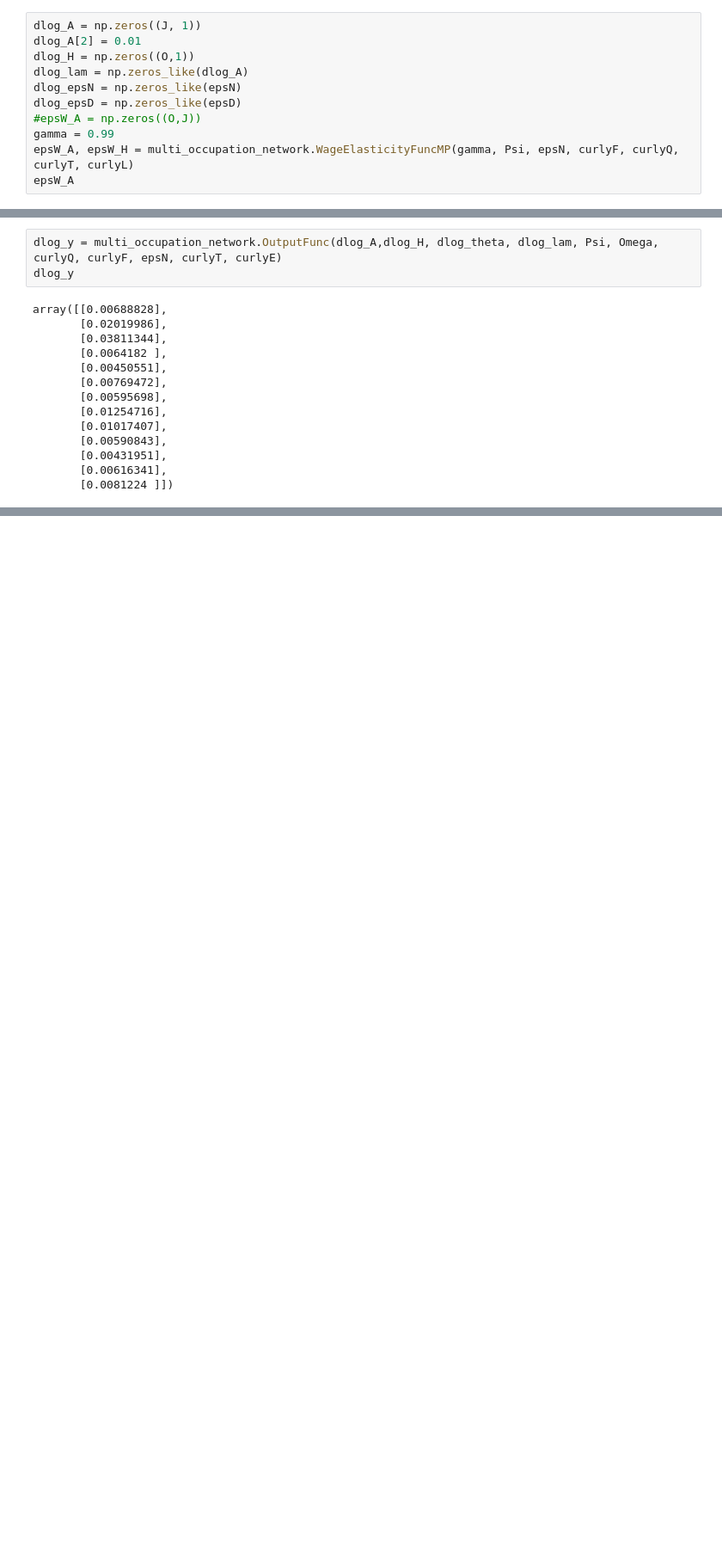
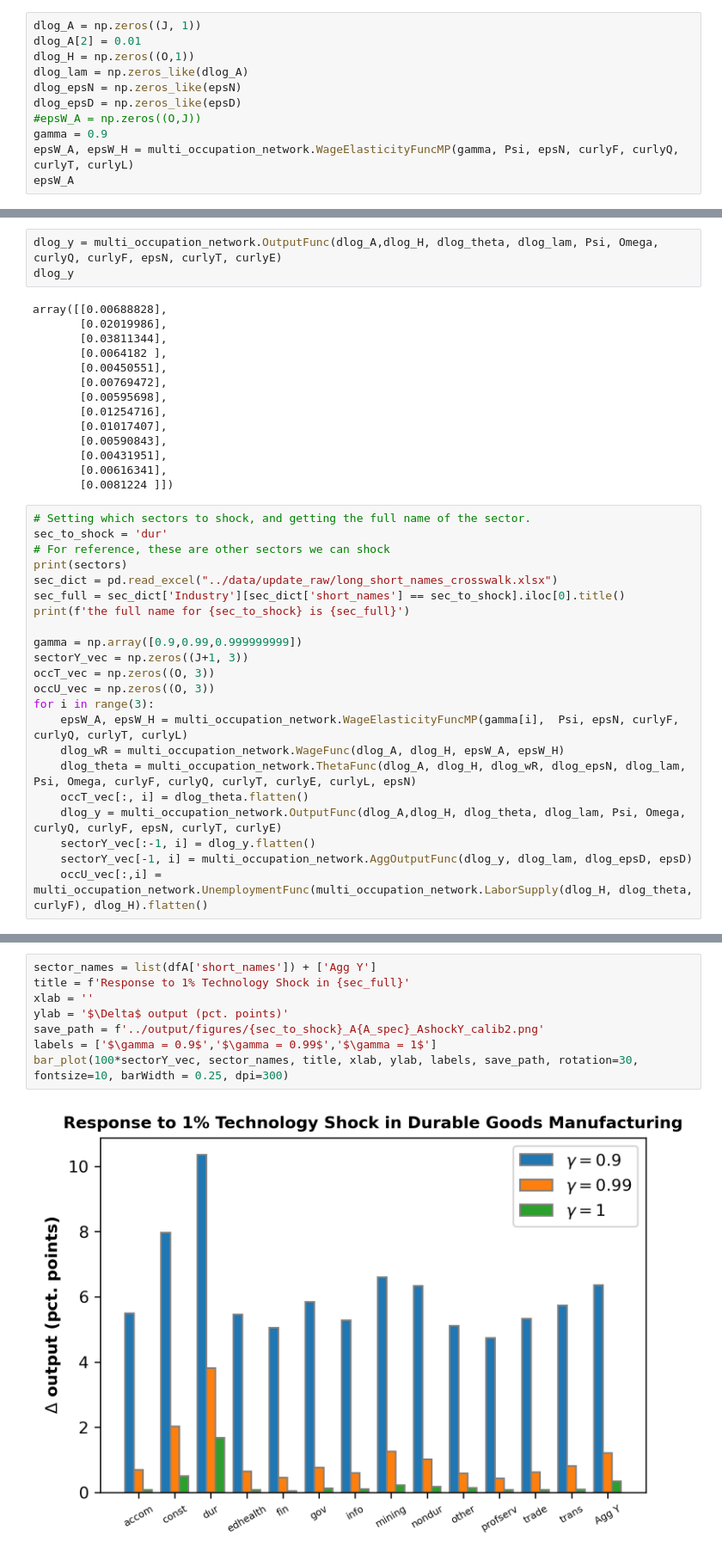
Before and after one commit to hs97/UnemploymentNetwork, a Jupyter notebook: new_code/calib2_one_occupation_per_sector.ipynb, the cells around one changed output, grey strips where cells are left out. Shown: that part at 86% size. Saved outputs shown, nothing was run; the diff lists cells and outputs as text; blank space fills up the shorter version.

```diff
--- a/new_code/calib2_one_occupation_per_sector.ipynb
+++ b/new_code/calib2_one_occupation_per_sector.ipynb
@@ -553,7 +553,7 @@ dlog_lam = np.zeros_like(dlog_A)
 dlog_epsN = np.zeros_like(epsN)
 dlog_epsD = np.zeros_like(epsD)
 #epsW_A = np.zeros((O,J))
-gamma = 0.99
+gamma = 0.9
 epsW_A, epsW_H = multi_occupation_network.WageElasticityFuncMP(gamma, Psi, epsN, curlyF, curlyQ, curlyT, curlyL)
 epsW_A
 # %% [output]
@@ -644,3 +644,25 @@ array([[0.00688828],
        [0.00431951],
        [0.00616341],
        [0.0081224 ]])
+# %%
+# Setting which sectors to shock, and getting the full name of the sector.
+sec_to_shock = 'dur'
+# For reference, these are other sectors we can shock
+print(sectors)
+sec_dict = pd.read_excel("../data/update_raw/long_short_names_crosswalk.xlsx")
+sec_full = sec_dict['Industry'][sec_dict['short_names'] == sec_to_shock].iloc[0].title()
+print(f'the full name for {sec_to_shock} is {sec_full}')
+
+gamma = np.array([0.9,0.99,0.999999999])
+sectorY_vec = np.zeros((J+1, 3))
+occT_vec = np.zeros((O, 3))
+occU_vec = np.zeros((O, 3))
+for i in range(3):
+    epsW_A, epsW_H = multi_occupation_network.WageElasticityFuncMP(gamma[i],  Psi, epsN, curlyF, curlyQ, curlyT, curlyL)
+    dlog_wR = multi_occupation_network.WageFunc(dlog_A, dlog_H, epsW_A, epsW_H)
+    dlog_theta = multi_occupation_network.ThetaFunc(dlog_A, dlog_H, dlog_wR, dlog_epsN, dlog_lam, Psi, Omega, curlyF, curlyQ, curlyT, curlyE, curlyL, epsN)
+    occT_vec[:, i] = dlog_theta.flatten()
+    dlog_y = multi_occupation_network.OutputFunc(dlog_A,dlog_H, dlog_theta, dlog_lam, Psi, Omega, curlyQ, curlyF, epsN, curlyT, curlyE)
+    sectorY_vec[:-1, i] = dlog_y.flatten()
+    sectorY_vec[-1, i] = multi_occupation_network.AggOutputFunc(dlog_y, dlog_lam, dlog_epsD, epsD)
+    occU_vec[:,i] = multi_occupation_network.UnemploymentFunc(multi_occupation_network.LaborSupply(dlog_H, dlog_theta, curlyF), dlog_H).flatten()
@@ -646,0 +685,10 @@ array([[0.00688828],
+# %%
+sector_names = list(dfA['short_names']) + ['Agg Y']
+title = f'Response to 1% Technology Shock in {sec_full}'
+xlab = ''
+ylab = '$\Delta$ output (pct. points)'
+save_path = f'../output/figures/{sec_to_shock}_A{A_spec}_AshockY_calib2.png'
+labels = ['$\gamma = 0.9$','$\gamma = 0.99$','$\gamma = 1$']
+bar_plot(100*sectorY_vec, sector_names, title, xlab, ylab, labels, save_path, rotation=30, fontsize=10, barWidth = 0.25, dpi=300)
+# %% [output]
+[figure, added]
```
Also changed, not shown: parts of 11 cells of this notebook, 4 other files.
